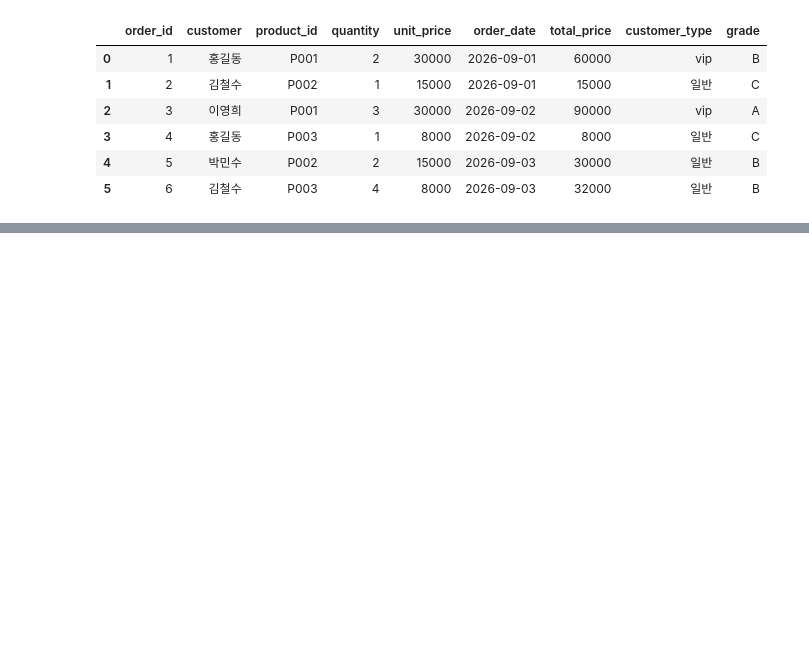
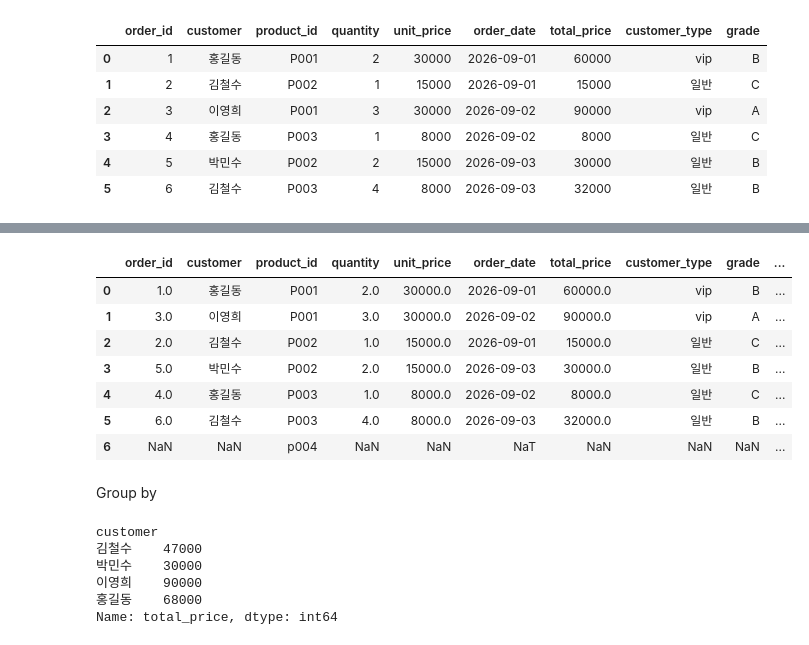
Before and after one commit to JLee004/ai-data-pipeline-2026, a Jupyter notebook: chapter02/pandas aggregation.ipynb, the cells around one changed output, grey strips where cells are left out. Saved outputs shown, nothing was run; the diff lists cells and outputs as text; code cells hidden in the pictures; blank space fills up the shorter version.

Commit message:
Day 3 data pipeline

```diff
--- a/chapter02/pandas aggregation.ipynb
+++ b/chapter02/pandas aggregation.ipynb
@@ -111,0 +131,2 @@ orders
+# %%
+orders['order_date'] = pd.to_datetime(orders['order_date'])
@@ -111,0 +185,13 @@ orders
+# %%
+products = pd.DataFrame({
+
+    "product_id": ["P001", "P002", "P003"],
+
+    "product_name": ["키보드", "마우스", "USB"],
+
+    "category": ["주변기기", "주변기기", "저장장치"]
+
+})
+
+
+orders
@@ -111,0 +227,3 @@ orders
+# %%
+products.loc[3] = {'product_id': 'p004', 'product_name': '모니터', 'category': '디스플레이'}
+products
@@ -111,0 +236,24 @@ orders
+# %%
+pd.merge(orders, products, on='product_id', how='right')
+# %% [output]
+|  | order_id | customer | product_id | quantity | unit_price | order_date | total_price | customer_type | grade | ... |
+| 0 | 1.0 | 홍길동 | P001 | 2.0 | 30000.0 | 2026-09-01 | 60000.0 | vip | B | ... |
+| 1 | 3.0 | 이영희 | P001 | 3.0 | 30000.0 | 2026-09-02 | 90000.0 | vip | A | ... |
+| 2 | 2.0 | 김철수 | P002 | 1.0 | 15000.0 | 2026-09-01 | 15000.0 | 일반 | C | ... |
+| 3 | 5.0 | 박민수 | P002 | 2.0 | 15000.0 | 2026-09-03 | 30000.0 | 일반 | B | ... |
+| 4 | 4.0 | 홍길동 | P003 | 1.0 | 8000.0 | 2026-09-02 | 8000.0 | 일반 | C | ... |
+| 5 | 6.0 | 김철수 | P003 | 4.0 | 8000.0 | 2026-09-03 | 32000.0 | 일반 | B | ... |
+| 6 | NaN | NaN | p004 | NaN | NaN | NaT | NaN | NaN | NaN | ... |
+# %% [markdown]
+Group by
+# %%
+orders.groupby('customer')
+
+orders.groupby('customer')['total_price'].sum()
+# %% [output]
+customer
+김철수    47000
+박민수    30000
+이영희    90000
+홍길동    68000
+Name: total_price, dtype: int64
```
Also changed, not shown: parts of 17 cells of this notebook, 6 other files.
